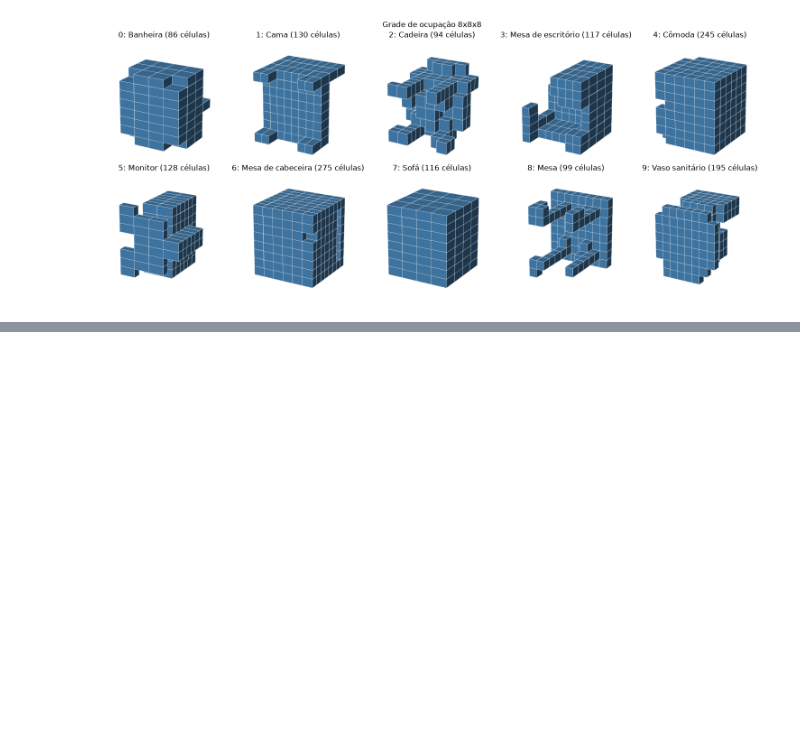
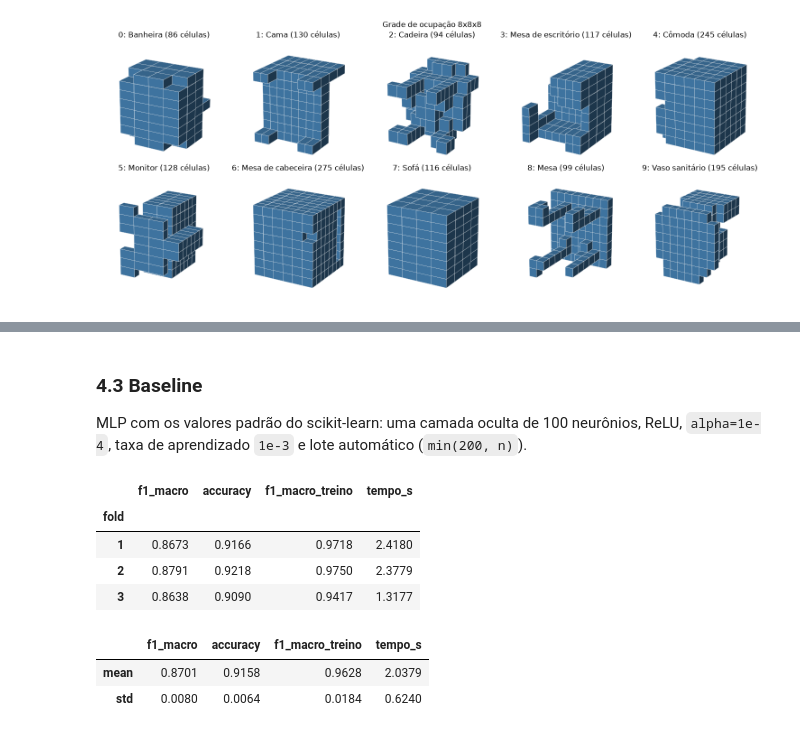
Before and after one commit to lianeheidemann/modelnet10-mlp-hiperparametros, a Jupyter notebook: notebooks/mlp_modelnet10.ipynb, the cells around one changed output, grey strips where cells are left out. Saved outputs shown, nothing was run; the diff lists cells and outputs as text; code cells hidden in the pictures; blank space fills up the shorter version.

```diff
--- a/notebooks/mlp_modelnet10.ipynb
+++ b/notebooks/mlp_modelnet10.ipynb
@@ -277,0 +407,25 @@ plt.show()
+# %% [markdown]
+### 4.3 Baseline
+
+MLP com os valores padrão do scikit-learn: uma camada oculta de 100 neurônios, ReLU, `alpha=1e-4`, taxa de aprendizado `1e-3` e lote automático (`min(200, n)`).
+# %%
+# Baseline: nenhum hiperparâmetro informado, então valem os padrões do scikit-learn
+baseline = make_pipeline()
+baseline_folds = cross_evaluate(baseline, X_train, y_train)
+display(baseline_folds.round(4))
+
+# Resumo: média e desvio padrão entre os folds
+baseline_summary = baseline_folds.agg(['mean', 'std']).round(4)
+display(baseline_summary)
+
+# Guarda para comparar com Random Search e TPE na etapa 5
+baseline_summary.to_csv(OUTPUT_DIR / 'baseline_cv.csv')
+# %% [output]
+|  | f1_macro | accuracy | f1_macro_treino | tempo_s |
+| fold |  |  |  |  |
+| 1 | 0.8673 | 0.9166 | 0.9718 | 2.4180 |
+| 2 | 0.8791 | 0.9218 | 0.9750 | 2.3779 |
+| 3 | 0.8638 | 0.9090 | 0.9417 | 1.3177 |
+|  | f1_macro | accuracy | f1_macro_treino | tempo_s |
+| mean | 0.8701 | 0.9158 | 0.9628 | 2.0379 |
+| std | 0.0080 | 0.0064 | 0.0184 | 0.6240 |
```
Also changed, not shown: parts of 22 cells of this notebook, 18 other files.
